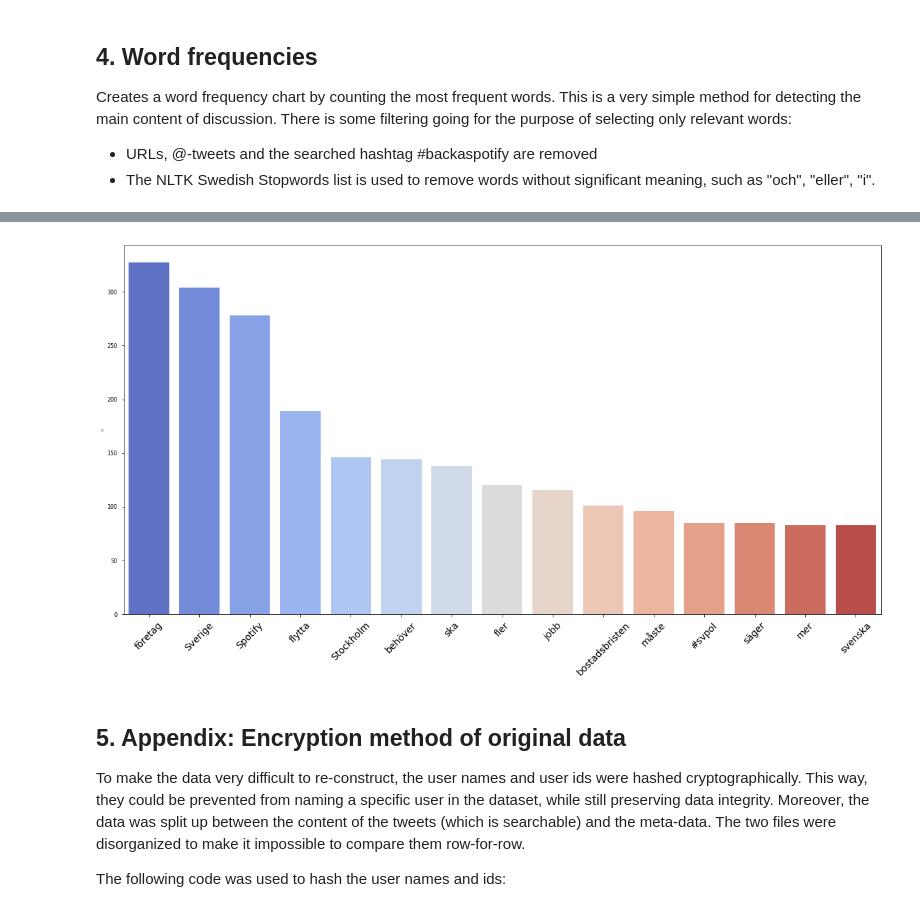
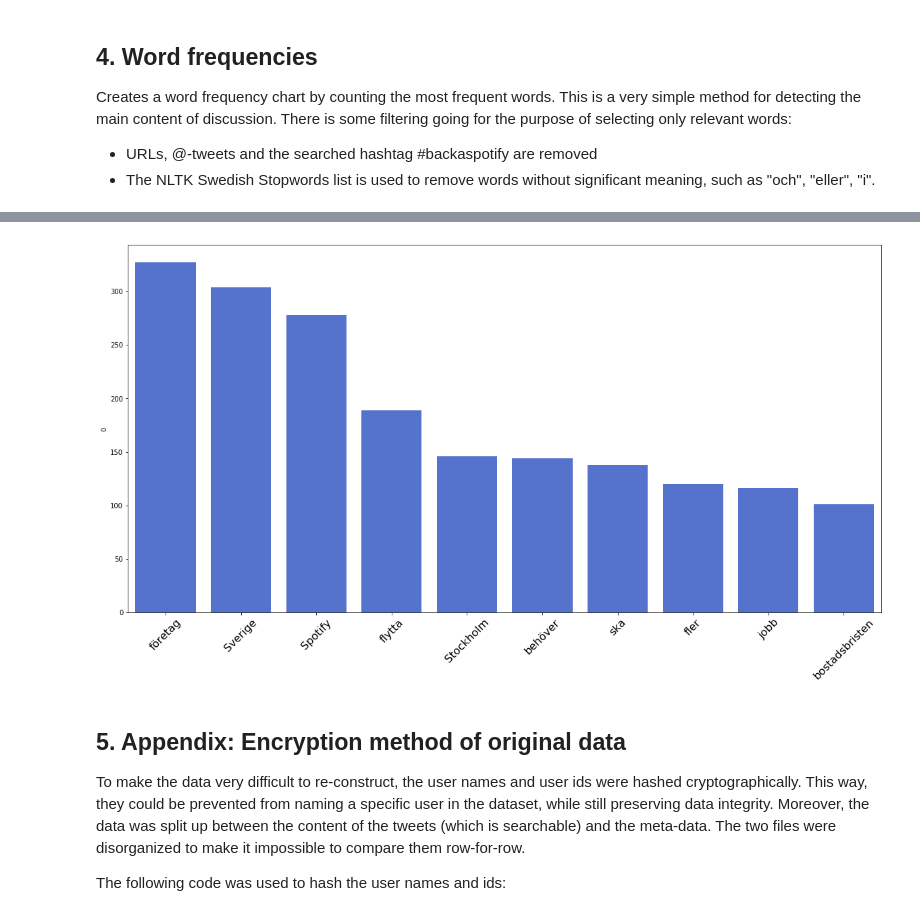
Before and after one commit to christopherkullenberg/backaspotify, a Jupyter notebook: DataAnalysis.ipynb, the cells around one changed output, grey strips where cells are left out. Saved outputs shown, nothing was run; the diff lists cells and outputs as text; code cells hidden in the pictures.

```diff
--- a/DataAnalysis.ipynb
+++ b/DataAnalysis.ipynb
@@ -196,40 +188,40 @@ for d in dfcontent.tweet.iteritems():
 for t in tokenlist:
     if t not in stopwords.words('swedish'):
         if len(t) > 2: #remove short special chars like :, ;, #
             if t.startswith('http'): #remove links
                 continue
             if t.startswith('@'): #remove users
                 continue
             if t.startswith('#backaspotify') or t.startswith('#BackaSpotify'): #remove the core hashtags
                 continue
             #print(t[0] + "\t" + str(t[1]))
             wordlist.append(t)
 
-word_freq = Counter(wordlist).most_common(15)
+word_freq = Counter(wordlist).most_common(10)
 
 wordfreqdict = {}
 
 for w in word_freq:
     wordfreqdict[w[0]] = w[1]
 
 dfwords = pd.DataFrame.from_dict(wordfreqdict, orient="index")
 dfwords = dfwords.sort_values(by=0, ascending=False)
 
 fig = plt.figure(figsize=(20,10))
 ax = fig.add_subplot(111)
 
 
-plot = sns.barplot(x=dfwords.index, y=dfwords[0], data=dfwords, palette="coolwarm")
+plot = sns.barplot(x=dfwords.index, y=dfwords[0], data=dfwords, color="royalblue")
 for item in plot.get_xticklabels():
     item.set_rotation(45)
-    item.set_fontsize(14)
+    item.set_fontsize(16)
 
 #ax.set(xlabel='Words', ylabel='Frequency')
-plt.savefig('figures/figure1.eps', format='eps', dpi=600)
-plt.savefig('figures/figure1.png', format='png', dpi=600)
-plt.savefig('figures/figure1.svg', format='svg', dpi=600)
+plt.savefig('figures/figure1_10.eps', format='eps', dpi=600)
+plt.savefig('figures/figure1_10.png', format='png', dpi=600)
+plt.savefig('figures/figure1_10.svg', format='svg', dpi=600)
 # %% [output]
-[figure, old version]
+[figure, new version]
 # %% [markdown]
 ## 5. Appendix: Encryption method of original data
 
```
Also changed, not shown: parts of 4 cells of this notebook, 5 other files.
